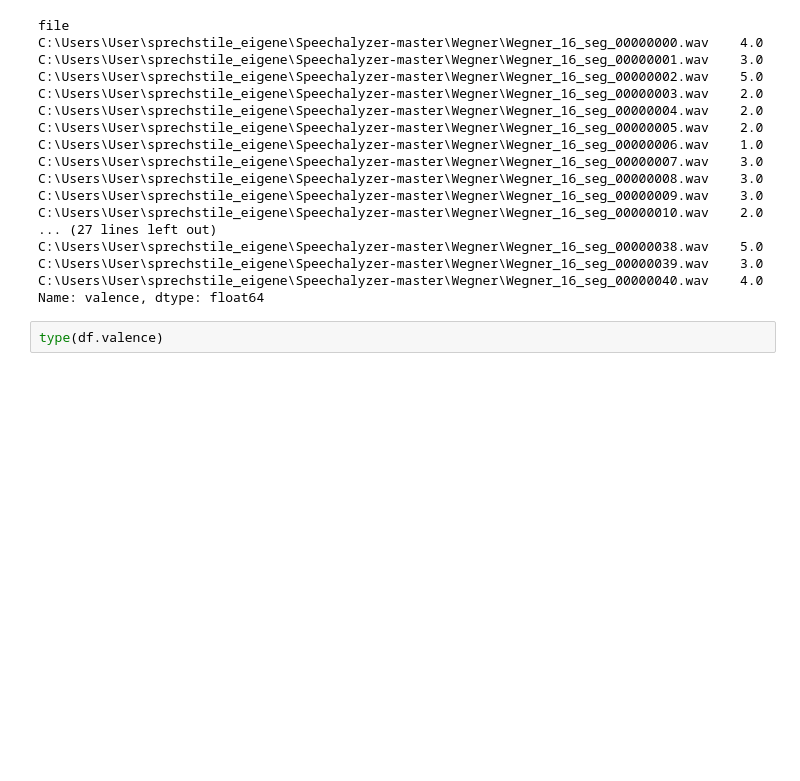
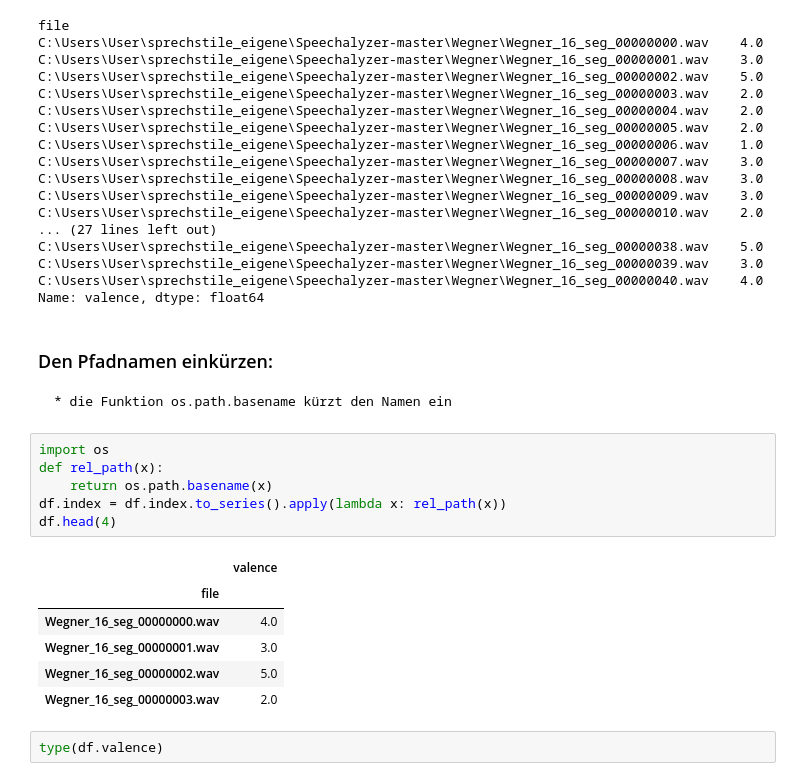
Before and after one commit to Lisa-Wegner/S_sprechstile_eigene, a Jupyter notebook: Sprechstile_eigene_Abgabe-checkpoint.ipynb, the cells around one changed output. Cells and saved outputs as stored; diff of their text form; blank space fills up the shorter version.

```diff
--- a/Sprechstile_eigene_Abgabe-checkpoint.ipynb
+++ b/Sprechstile_eigene_Abgabe-checkpoint.ipynb
@@ -102,6 +114,22 @@ C:\Users\User\sprechstile_eigene\Speechalyzer-master\Wegner\Wegner_16_seg_000000
 C:\Users\User\sprechstile_eigene\Speechalyzer-master\Wegner\Wegner_16_seg_00000039.wav    3.0
 C:\Users\User\sprechstile_eigene\Speechalyzer-master\Wegner\Wegner_16_seg_00000040.wav    4.0
 Name: valence, dtype: float64
+# %% [markdown]
+### Den Pfadnamen einkürzen:
+    * die Funktion os.path.basename kürzt den Namen ein
+# %%
+import os
+def rel_path(x):
+    return os.path.basename(x)
+df.index = df.index.to_series().apply(lambda x: rel_path(x))
+df.head(4)
+# %% [output]
+|  | valence |
+| file |  |
+| Wegner_16_seg_00000000.wav | 4.0 |
+| Wegner_16_seg_00000001.wav | 3.0 |
+| Wegner_16_seg_00000002.wav | 5.0 |
+| Wegner_16_seg_00000003.wav | 2.0 |
 # %%
 type(df.valence)
 # %% [output]
```
Also changed, not shown: parts of 37 cells of this notebook.
